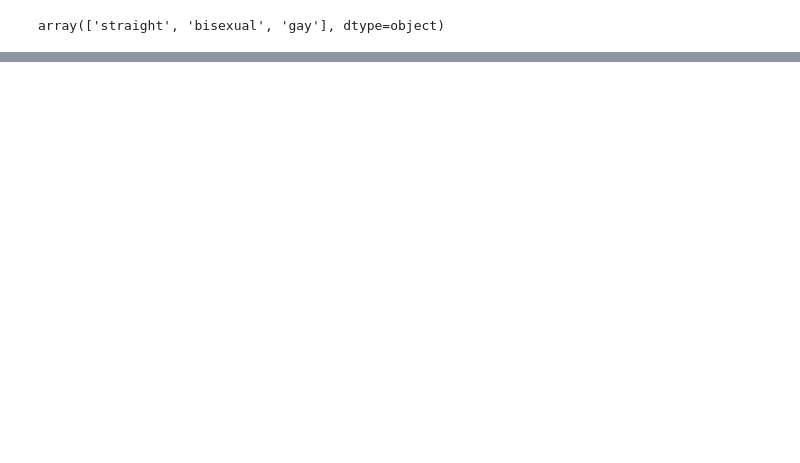
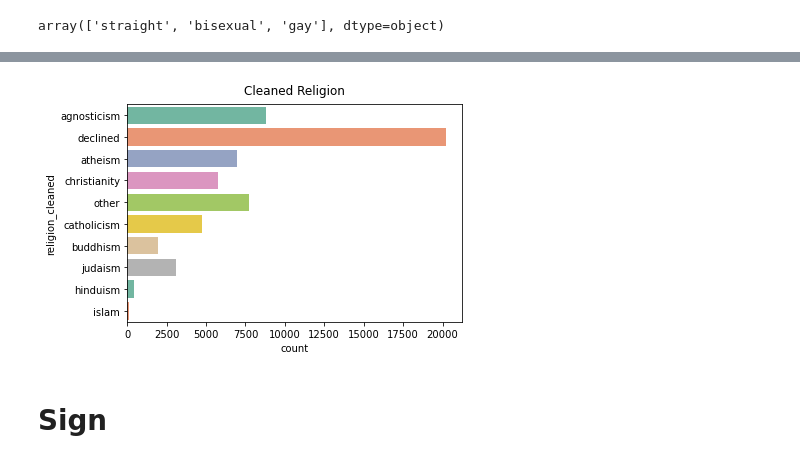
Before and after one commit to Manochitra20/OkCupid_Dating_with_ML, a Jupyter notebook: Cleaned_OC_Cupid_Profile (R).ipynb, the cells around one changed output, grey strips where cells are left out. Saved outputs shown, nothing was run; the diff lists cells and outputs as text; code cells hidden in the pictures; blank space fills up the shorter version.

```diff
--- a/Cleaned_OC_Cupid_Profile (R).ipynb
+++ b/Cleaned_OC_Cupid_Profile (R).ipynb
@@ -71,0 +168,3 @@ array(['straight', 'bisexual', 'gay'], dtype=object)
+# %%
+working_df['religion_cleaned'] = working_df.religion.str.split().str.get(0)
+working_df['religion_cleaned']
@@ -71,0 +184,12 @@ array(['straight', 'bisexual', 'gay'], dtype=object)
+# %%
+fig, ax = plt.subplots()
+ax = sns.countplot(data = working_df, y = 'religion_cleaned', palette = 'Set2')
+labels = [item.get_text() for item in ax.get_yticklabels()]
+ax.set_title("Cleaned Religion", pad=10)
+ax.set_yticks(range(len(labels)))
+ax.set_yticklabels(labels, fontsize=10)
+plt.show()
+# %% [output]
+[figure, added]
+# %% [markdown]
+# Sign
```
Also changed, not shown: parts of 18 cells of this notebook, 1 other file.
